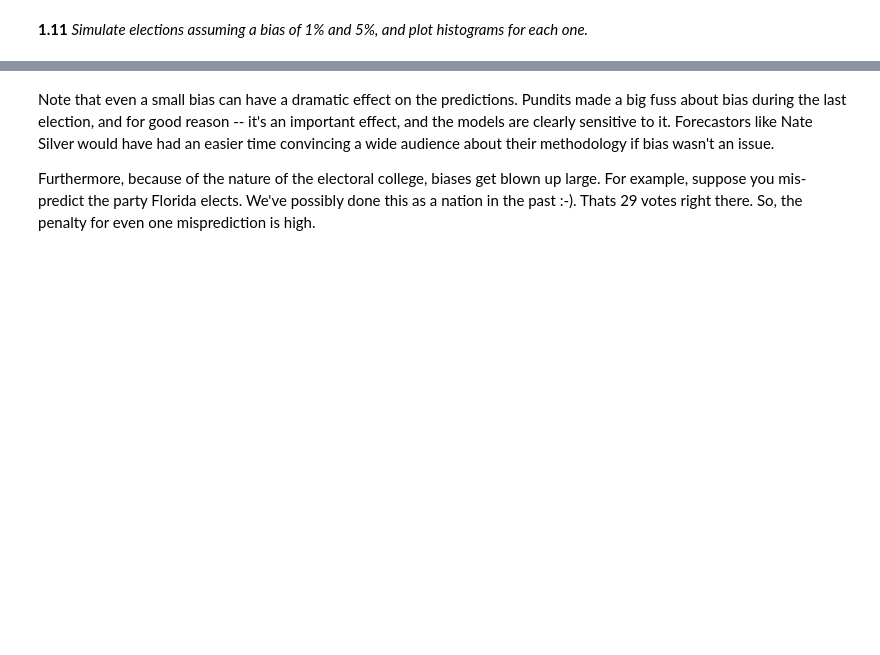
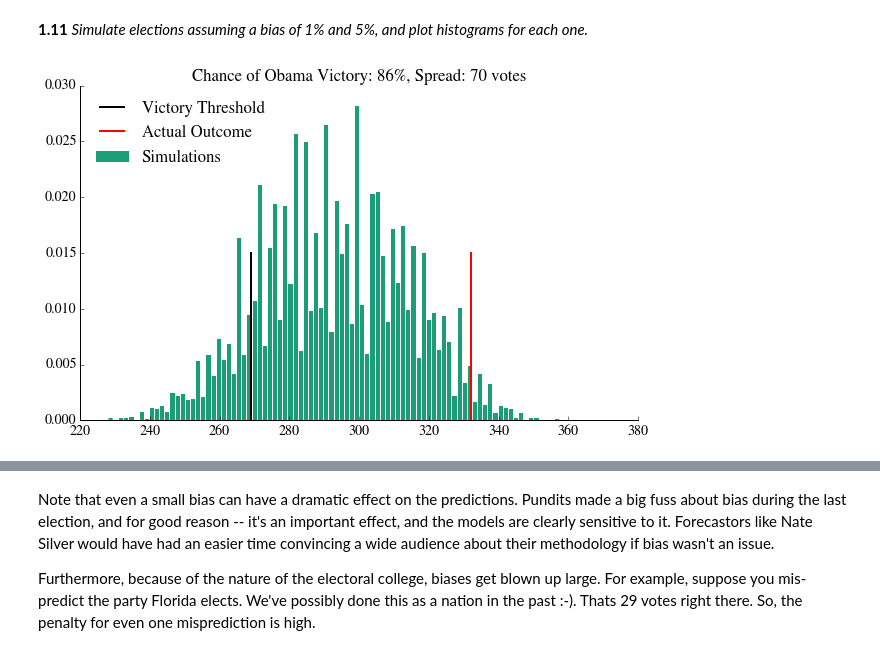
Before and after one commit to gm758/CS109_Coursework, a Jupyter notebook: homework/HW2.ipynb, the cells around one changed output, grey strips where cells are left out. Drawn from its saved outputs; the diff is of its cells as text; code cells hidden in the pictures; blank space fills up the shorter version.

```diff
--- a/homework/HW2.ipynb
+++ b/homework/HW2.ipynb
@@ -593,7 +593,7 @@ One way to account for bias is to calibrate our model by estimating the bias and
 **Hint**  You can do this by wrapping the `uncertain_gallup_model` in a function that modifies its inputs.
 # %%
 #your code here
-def biased_gallup_poll(gallup, bias)
+def biased_gallup_poll(gallup, bias):
     """
     Function
     --------
@@ -616,5 +616,8 @@ def biased_gallup_poll(gallup, bias)
     >>> model.ix['Flordia']
     >>> .460172
     """
+    new_gallup = gallup.copy()
+    new_gallup.Dem_Adv = new_gallup.Dem_Adv - bias
+    return uncertain_gallup_model(new_gallup)
 # %% [markdown]
 **1.11** *Simulate elections assuming a bias of 1% and 5%, and plot histograms for each one.*
@@ -622,0 +624,9 @@ def biased_gallup_poll(gallup, bias)
+# %%
+#your code here
+bias_gallup_1 = biased_gallup_poll(gallup_2012, 1.)
+bias_gallup_1 = bias_gallup_1.join(electoral_votes)
+
+prediction = simulate_election(bias_gallup_1, 10000)
+plot_simulation(prediction)
+# %% [output]
+[figure, added]
```
Also changed, not shown: parts of 44 cells of this notebook.
